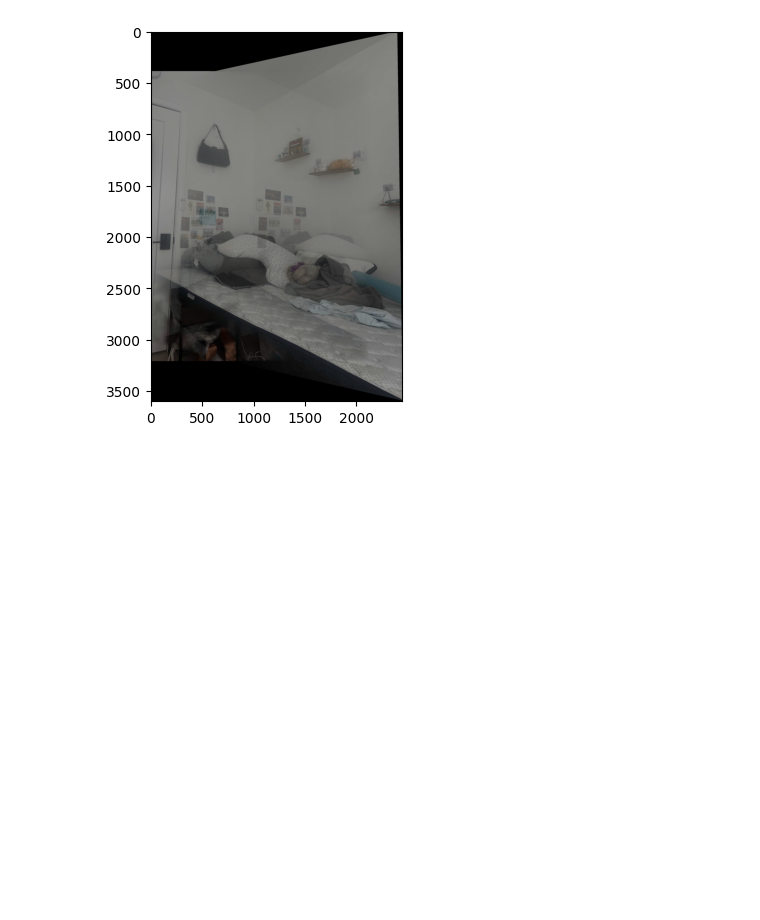
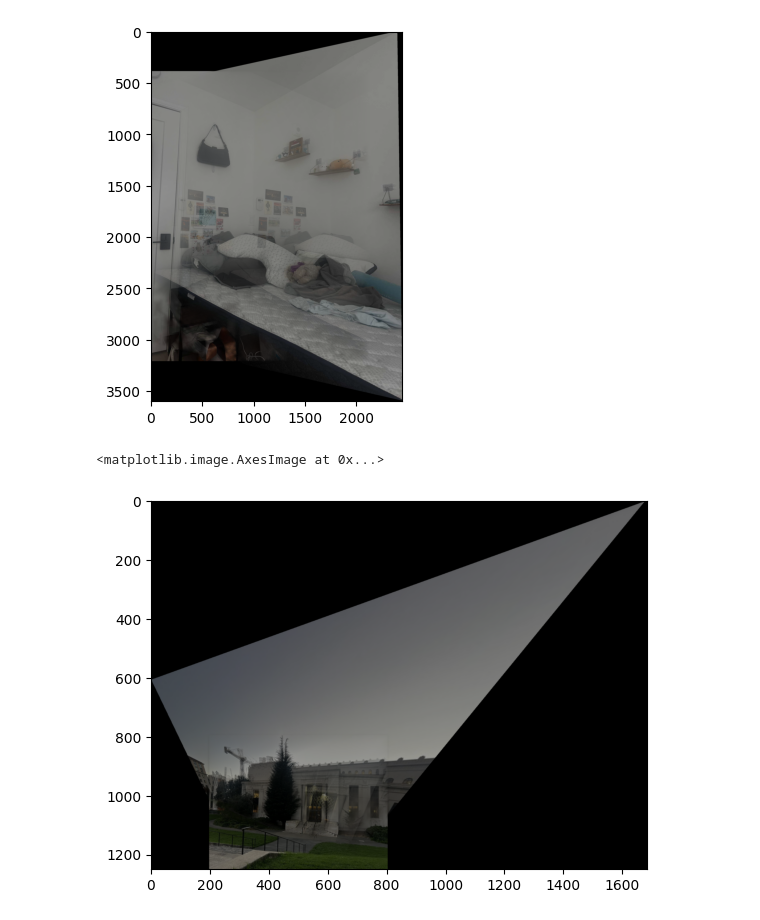
Before and after one commit to mich889/computer-vision, a Jupyter notebook: proj4/main.ipynb, the cells around one changed output. Drawn from its saved outputs; the diff is of its cells as text; code cells hidden in the pictures; blank space fills up the shorter version.

```diff
--- a/proj4/main.ipynb
+++ b/proj4/main.ipynb
@@ -577,3 +577,17 @@ plt.imshow(res)
 [figure]
 # %%
 plt.imsave("2_blend_2.png", res)
+# %%
+img1 = plt.imread("images/c.jpg")
+img2 = plt.imread("images/d.jpg")
+kp1, kp2, good_matches = get_matches(img1, img2)
+kp1_good = np.array([kp1[mat.queryIdx].pt for mat in good_matches], dtype=np.float32)
+kp2_good = np.array([kp2[mat.trainIdx].pt for mat in good_matches], dtype=np.float32)
+H, _ = cv2.findHomography(kp1_good, kp2_good)
+# %%
+res = mosaic_blend(img1, img2, H)
+# %%
+plt.imshow(res)
+# %% [output]
+<matplotlib.image.AxesImage at 0x...>
+[figure, added]
```
Also changed, not shown: parts of 1 cell of this notebook, 16 other files.
